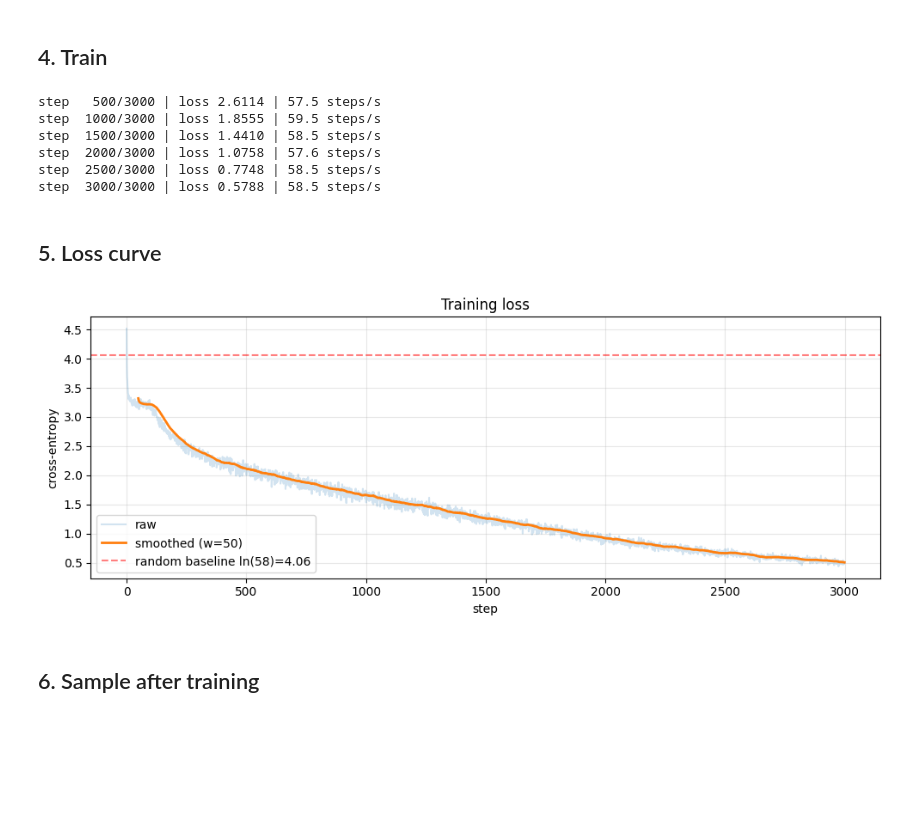
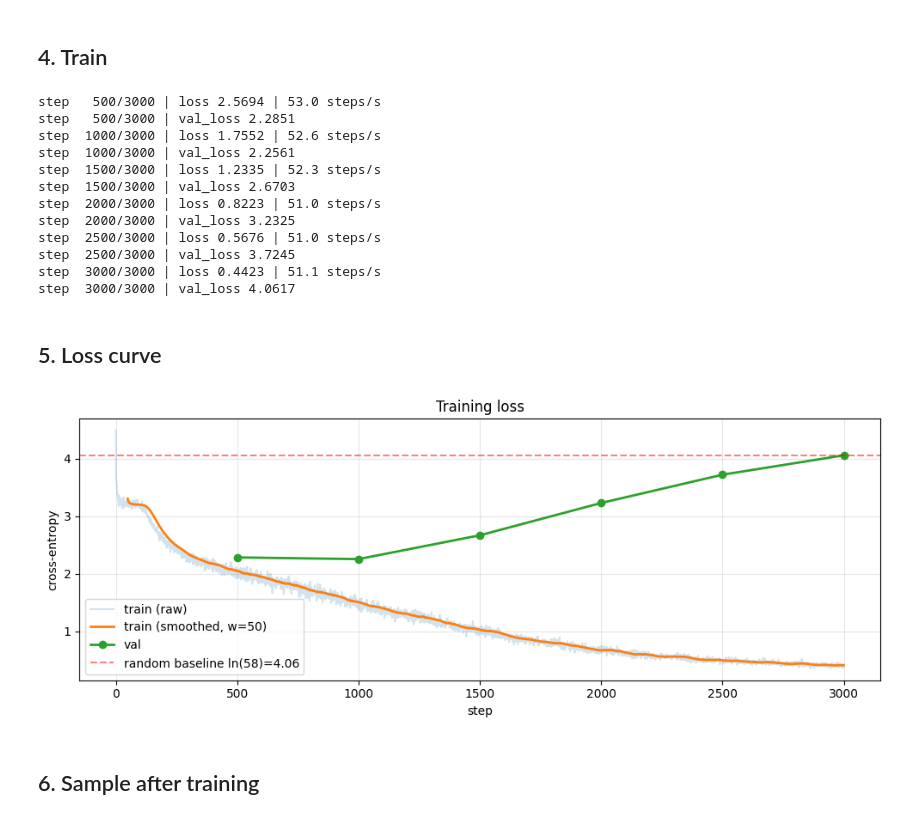
Before and after one commit to batuhne/transformer-from-scratch, a Jupyter notebook: notebooks/demo.ipynb, the cells around one changed output. Drawn from its saved outputs; the diff is of its cells as text; code cells hidden in the pictures; blank space fills up the shorter version.

Commit message:
feat: add train/val split to data pipeline

```diff
--- a/notebooks/demo.ipynb
+++ b/notebooks/demo.ipynb
@@ -57,34 +57,48 @@ qgiqUbDAgVbnfbbI,SFPrF;IIfbqgPrD'AiUDWDiSOIfOAAxtiHyoiSHAtUFJbErniSf
 # %% [markdown]
 ## 4. Train
 # %%
-config = TrainConfig(n_steps=3000, batch_size=32, seq_len=32, lr=1e-3, log_every=500)
-losses = train(model, data, config, rng=rng)
+train_data, val_data = split_data(data, val_fraction=0.1)
+config = TrainConfig(
+    n_steps=3000, batch_size=32, seq_len=32, lr=1e-3,
+    log_every=500, eval_every=500, eval_batches=20,
+)
+history = train(model, train_data, config, val_data=val_data, rng=rng)
+losses = history.train_loss
 # %% [output]
-step   500/3000 | loss 2.6114 | 57.5 steps/s
-step  1000/3000 | loss 1.8555 | 59.5 steps/s
-step  1500/3000 | loss 1.4410 | 58.5 steps/s
-step  2000/3000 | loss 1.0758 | 57.6 steps/s
-step  2500/3000 | loss 0.7748 | 58.5 steps/s
-step  3000/3000 | loss 0.5788 | 58.5 steps/s
+step   500/3000 | loss 2.5694 | 53.0 steps/s
+step   500/3000 | val_loss 2.2851
+step  1000/3000 | loss 1.7552 | 52.6 steps/s
+step  1000/3000 | val_loss 2.2561
+step  1500/3000 | loss 1.2335 | 52.3 steps/s
+step  1500/3000 | val_loss 2.6703
+step  2000/3000 | loss 0.8223 | 51.0 steps/s
+step  2000/3000 | val_loss 3.2325
+step  2500/3000 | loss 0.5676 | 51.0 steps/s
+step  2500/3000 | val_loss 3.7245
+step  3000/3000 | loss 0.4423 | 51.1 steps/s
+step  3000/3000 | val_loss 4.0617
 # %% [markdown]
 ## 5. Loss curve
 # %%
 window = 50
 smoothed = np.convolve(losses, np.ones(window) / window, mode='valid')
 
 plt.figure(figsize=(10, 4))
-plt.plot(losses, alpha=0.2, label='raw')
-plt.plot(range(window - 1, len(losses)), smoothed, linewidth=2, label=f'smoothed (w={window})')
+plt.plot(losses, alpha=0.2, label='train (raw)')
+plt.plot(range(window - 1, len(losses)), smoothed, linewidth=2, label=f'train (smoothed, w={window})')
+if history.val_loss:
+    val_steps, val_vals = zip(*history.val_loss)
+    plt.plot(val_steps, val_vals, 'o-', linewidth=2, color='C2', label='val')
 plt.axhline(np.log(vocab.size), color='red', linestyle='--', alpha=0.5, label=f'random baseline ln({vocab.size})={np.log(vocab.size):.2f}')
 plt.xlabel('step')
 plt.ylabel('cross-entropy')
 plt.title('Training loss')
 plt.legend()
 plt.grid(True, alpha=0.3)
 plt.tight_layout()
 plt.show()
 # %% [output]
-[figure, old version]
+[figure, new version]
 # %% [markdown]
 ## 6. Sample after training
 # %%
```
Also changed, not shown: parts of 3 cells of this notebook, 4 other files.
